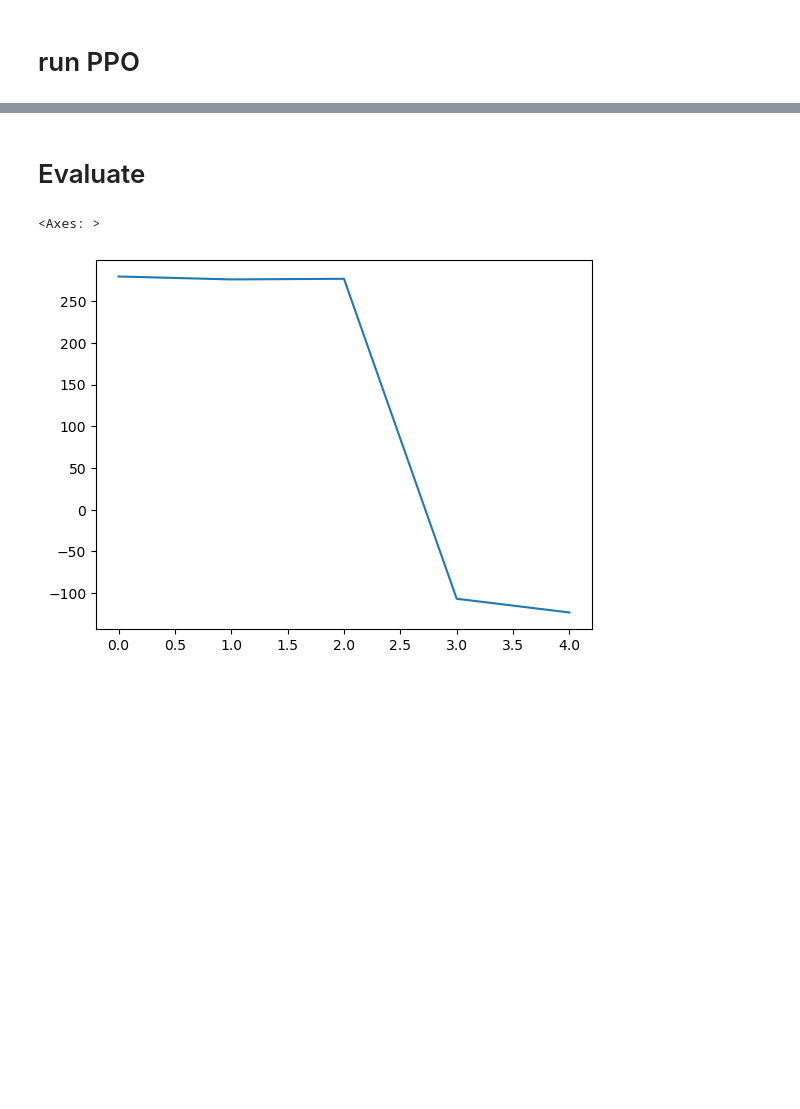
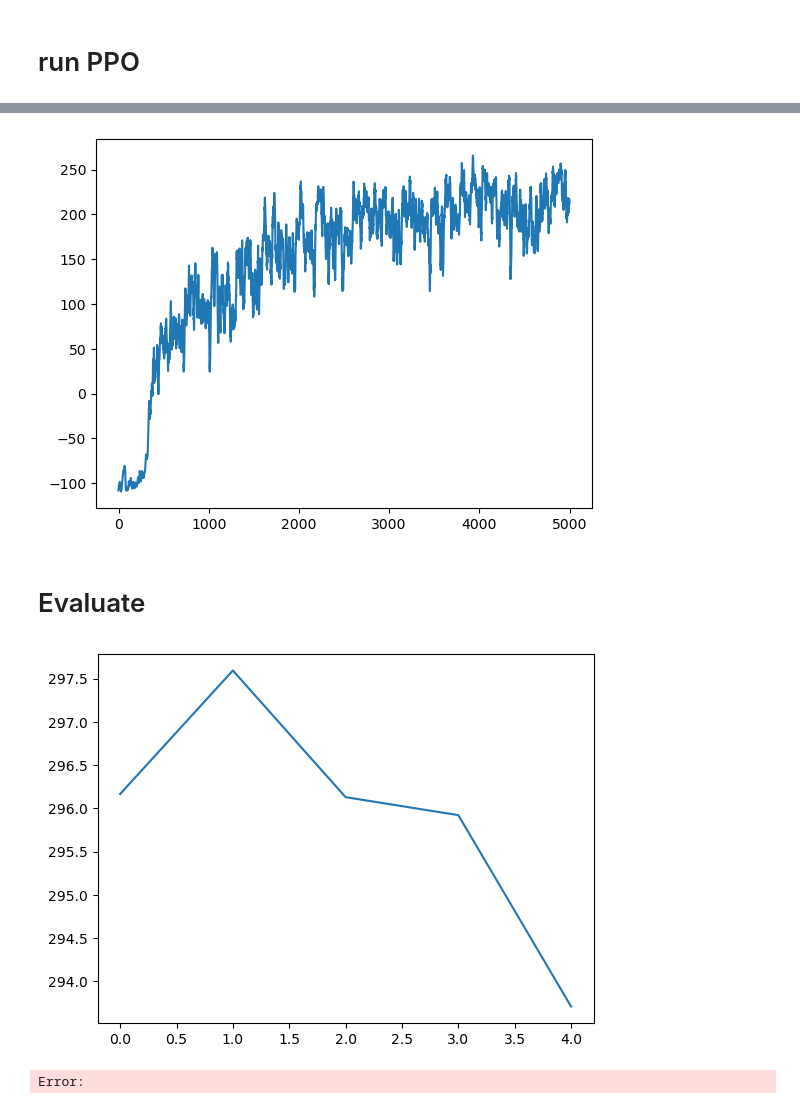
Before and after one commit to jameskn30/NLP_RNN, a Jupyter notebook: Reinforcement Learning/policy_gradient/actor_critic/v3/bipedal.ipynb, the cells around one changed output, grey strips where cells are left out. Saved outputs shown, nothing was run; the diff lists cells and outputs as text; code cells hidden in the pictures; blank space fills up the shorter version.

```diff
--- a/Reinforcement Learning/policy_gradient/actor_critic/v3/bipedal.ipynb
+++ b/Reinforcement Learning/policy_gradient/actor_critic/v3/bipedal.ipynb
@@ -294,3 +317,7 @@ output folder: /Volumes/SanDisk/NLP_RNN/Reinforcement Learning/policy_gradient/a
+# %%
+ppo.learn(training_epochs = 2000)
+# %% [output]
+[figure, added]
 # %% [markdown]
 # Evaluate
 # %%
@@ -298,7 +325,7 @@ env = gym.make(ENV_NAME, render_mode= 'human')
 rewards = []
 
 # net = torch.load('best_target_net.torch')
-LOAD_PATH = os.path.join(OUTPUT, 'test', 'actor.checkpoint.torch')
+LOAD_PATH = os.path.join(OUTPUT, '17c482f3', 'actor.checkpoint.torch')
 eval_net = torch.load(LOAD_PATH)
 
 loop = tqdm(range(5))
@@ -314,7 +341,6 @@ for epoch in loop:
         state, reward, terminated, truncated, info = env.step(action)
         total_reward += reward
         if terminated or truncated:
-            print('episode done')
             break
 
     total_rewards.append(total_reward)
@@ -323,5 +349,5 @@ for epoch in loop:
 sns.lineplot(y = total_rewards, x= list(range(len(total_rewards))))
 env.close()
 # %% [output]
+[figure, new version]
-<Axes: >
+Error:
-[figure, old version]
```
Also changed, not shown: parts of 6 cells of this notebook, 2 other files.
